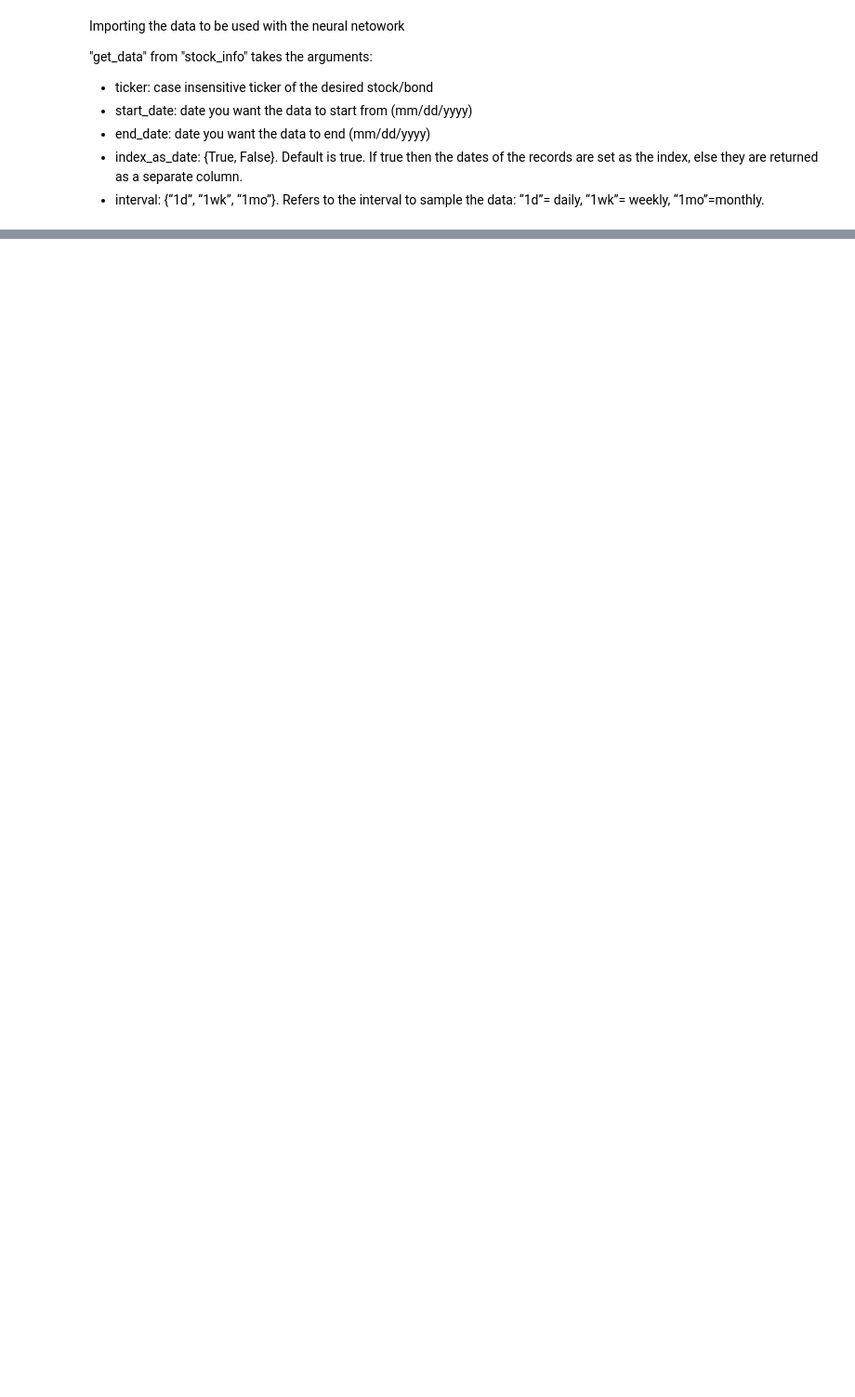
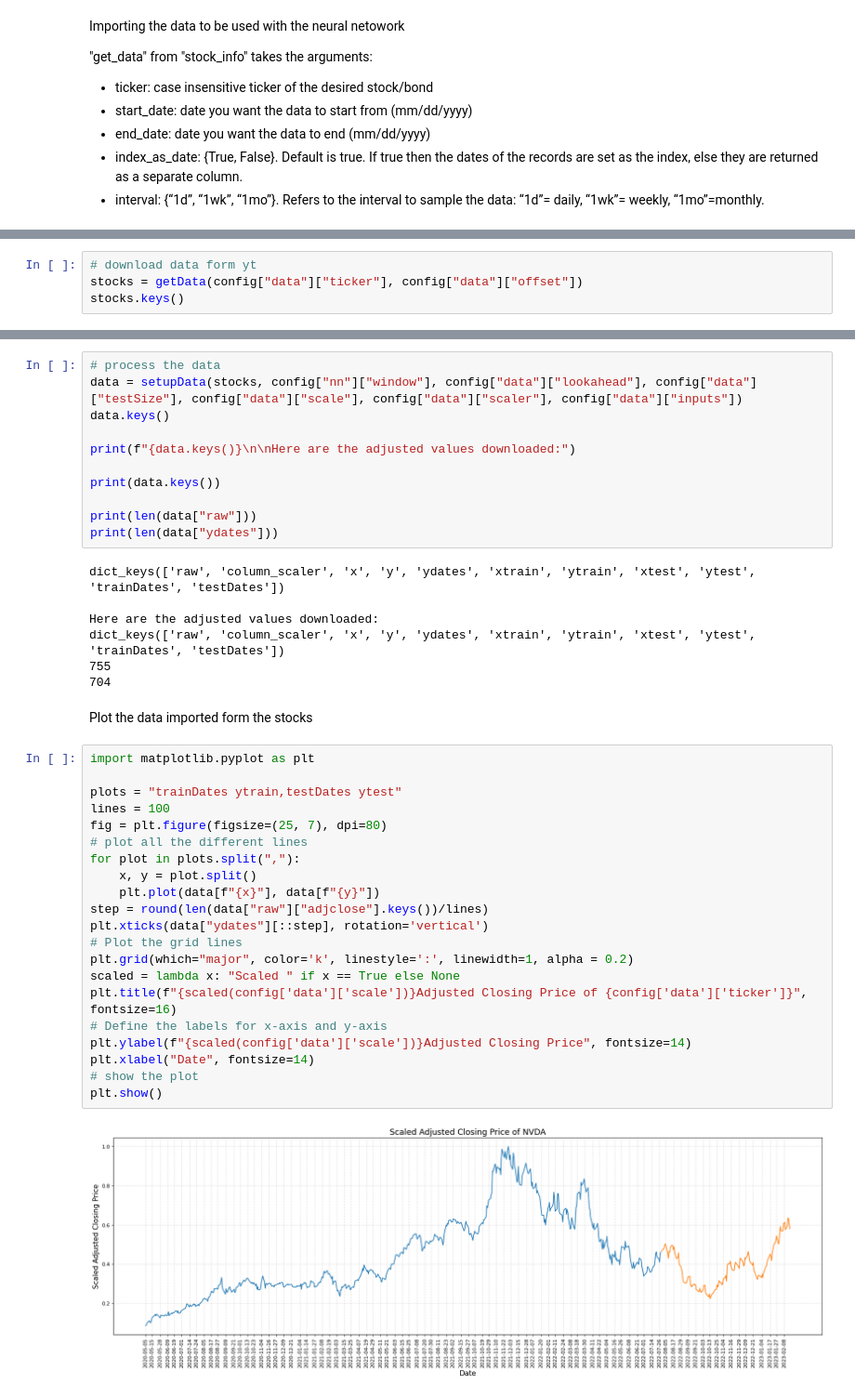
Before and after one commit to Alberu/ES327-Individual-Project, a Jupyter notebook: predictAssetPrices.ipynb, the cells around one changed output, grey strips where cells are left out. Shown at 93% size. Drawn from its saved outputs; the diff is of its cells as text; blank space fills up the shorter version.

```diff
--- a/predictAssetPrices.ipynb
+++ b/predictAssetPrices.ipynb
@@ -518,0 +523,4 @@ AttributeError: 'dict' object has no attribute 'tail'
+# %%
+# download data form yt
+stocks = getData(config["data"]["ticker"], config["data"]["offset"])
+stocks.keys()
@@ -518,0 +531,43 @@ AttributeError: 'dict' object has no attribute 'tail'
+# %%
+# process the data
+data = setupData(stocks, config["nn"]["window"], config["data"]["lookahead"], config["data"]["testSize"], config["data"]["scale"], config["data"]["scaler"], config["data"]["inputs"])
+data.keys()
+
+print(f"{data.keys()}\n\nHere are the adjusted values downloaded:")
+
+print(data.keys())
+
+print(len(data["raw"]))
+print(len(data["ydates"]))
+# %% [output]
+dict_keys(['raw', 'column_scaler', 'x', 'y', 'ydates', 'xtrain', 'ytrain', 'xtest', 'ytest', 'trainDates', 'testDates'])
+
+Here are the adjusted values downloaded:
+dict_keys(['raw', 'column_scaler', 'x', 'y', 'ydates', 'xtrain', 'ytrain', 'xtest', 'ytest', 'trainDates', 'testDates'])
+755
+704
+# %% [markdown]
+Plot the data imported form the stocks
+# %%
+import matplotlib.pyplot as plt
+
+plots = "trainDates ytrain,testDates ytest"
+lines = 100
+fig = plt.figure(figsize=(25, 7), dpi=80)
+# plot all the different lines
+for plot in plots.split(","):
+    x, y = plot.split()
+    plt.plot(data[f"{x}"], data[f"{y}"])
+step = round(len(data["raw"]["adjclose"].keys())/lines)
+plt.xticks(data["ydates"][::step], rotation='vertical')
+# Plot the grid lines
+plt.grid(which="major", color='k', linestyle=':', linewidth=1, alpha = 0.2)
+scaled = lambda x: "Scaled " if x == True else None
+plt.title(f"{scaled(config['data']['scale'])}Adjusted Closing Price of {config['data']['ticker']}", fontsize=16)
+# Define the labels for x-axis and y-axis
+plt.ylabel(f"{scaled(config['data']['scale'])}Adjusted Closing Price", fontsize=14)
+plt.xlabel("Date", fontsize=14)
+# show the plot
+plt.show()
+# %% [output]
+[figure, added]
```
Also changed, not shown: parts of 21 cells of this notebook, 16 other files.
